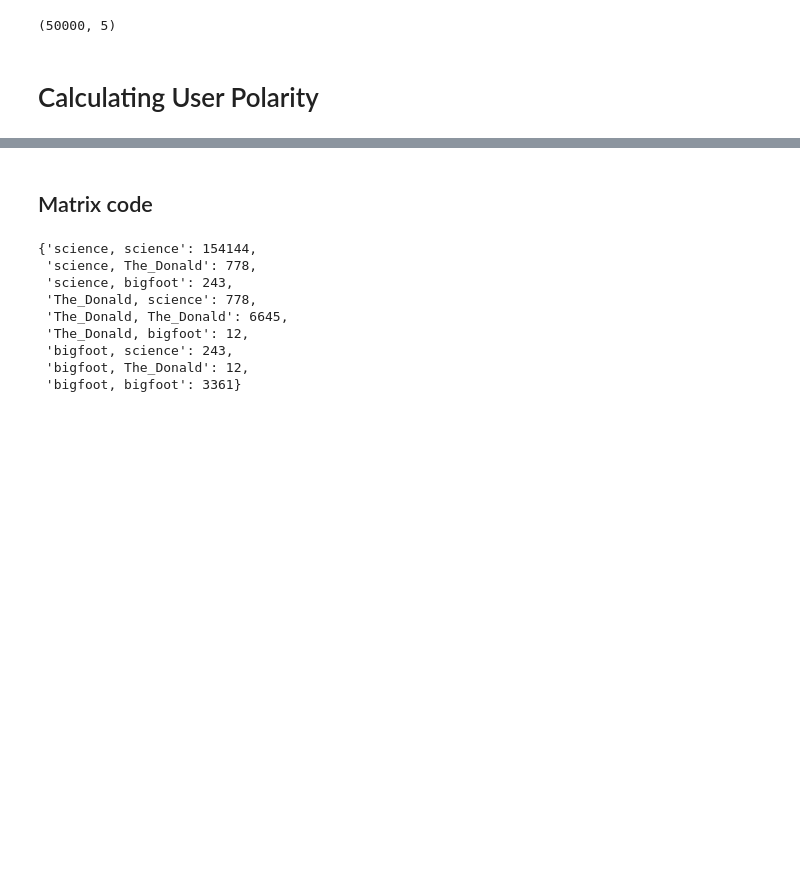
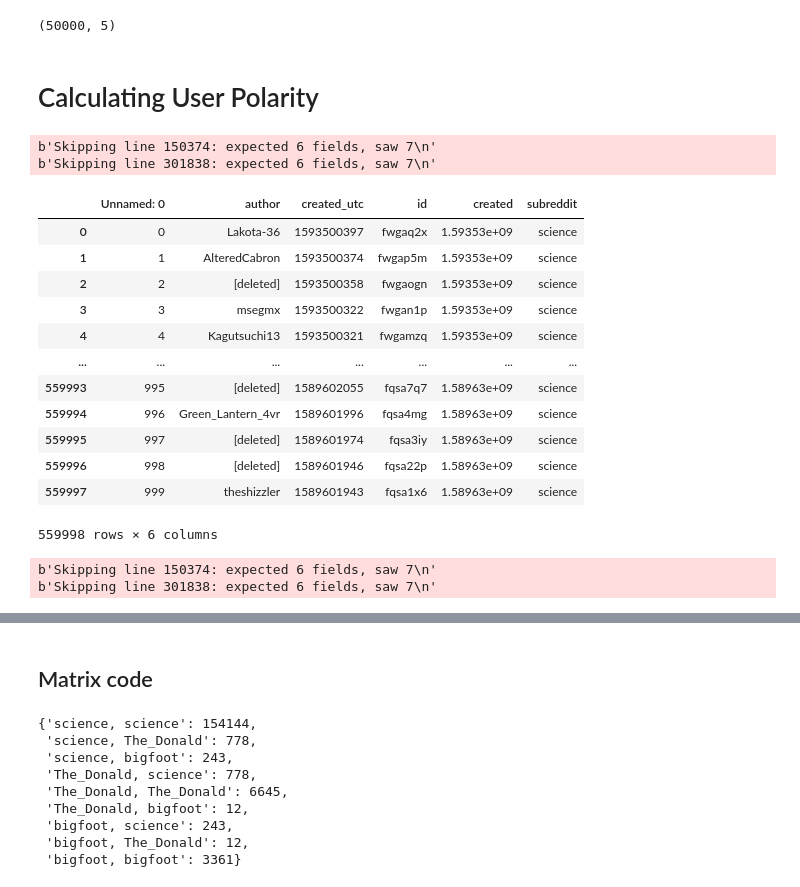
Before and after one commit to hhliou2/reddit-misinformation, a Jupyter notebook: data.ipynb, the cells around one changed output, grey strips where cells are left out. Drawn from its saved outputs; the diff is of its cells as text; code cells hidden in the pictures; blank space fills up the shorter version.

```diff
--- a/data.ipynb
+++ b/data.ipynb
@@ -347,4 +347,34 @@ def calc_user_polarity(science_path, myth_path, politics_path, output_path, outp
     if not os.path.exists(output_path):
         os.makedirs(output_path)
     user_polarity.to_csv(output_path + '/' + output_file)
+# %%
+science = pd.read_csv(science_path, error_bad_lines=False) #559,998
+myth = pd.read_csv(myth_path) #18,000
+politics = pd.read_csv(politics_path) #31,000
+science
+# %% [output]
+b'Skipping line 150374: expected 6 fields, saw 7\n'
+b'Skipping line 301838: expected 6 fields, saw 7\n'
+|  | Unnamed: 0 | author | created_utc | id | created | subreddit |
+| 0 | 0 | Lakota-36 | 1593500397 | fwgaq2x | 1.59353e+09 | science |
+| 1 | 1 | AlteredCabron | 1593500374 | fwgap5m | 1.59353e+09 | science |
+| 2 | 2 | [deleted] | 1593500358 | fwgaogn | 1.59353e+09 | science |
+| 3 | 3 | msegmx | 1593500322 | fwgan1p | 1.59353e+09 | science |
+| 4 | 4 | Kagutsuchi13 | 1593500321 | fwgamzq | 1.59353e+09 | science |
+| ... | ... | ... | ... | ... | ... | ... |
+| 559993 | 995 | [deleted] | 1589602055 | fqsa7q7 | 1.58963e+09 | science |
+| 559994 | 996 | Green_Lantern_4vr | 1589601996 | fqsa4mg | 1.58963e+09 | science |
+| 559995 | 997 | [deleted] | 1589601974 | fqsa3iy | 1.58963e+09 | science |
+| 559996 | 998 | [deleted] | 1589601946 | fqsa22p | 1.58963e+09 | science |
+| 559997 | 999 | theshizzler | 1589601943 | fqsa1x6 | 1.58963e+09 | science |
+559998 rows × 6 columns
+# %%
+science_path = 'data/raw/science.csv'
+myth_path = 'data/raw/myth.csv'
+politics_path = 'data/raw/politics.csv'
+
+calc_user_polarity(science_path, myth_path, politics_path, "data/polarity", "user_polarity.csv")
+# %% [output]
+b'Skipping line 150374: expected 6 fields, saw 7\n'
+b'Skipping line 301838: expected 6 fields, saw 7\n'
 # %%
```
Also changed, not shown: parts of 5 cells of this notebook, 7 other files.
